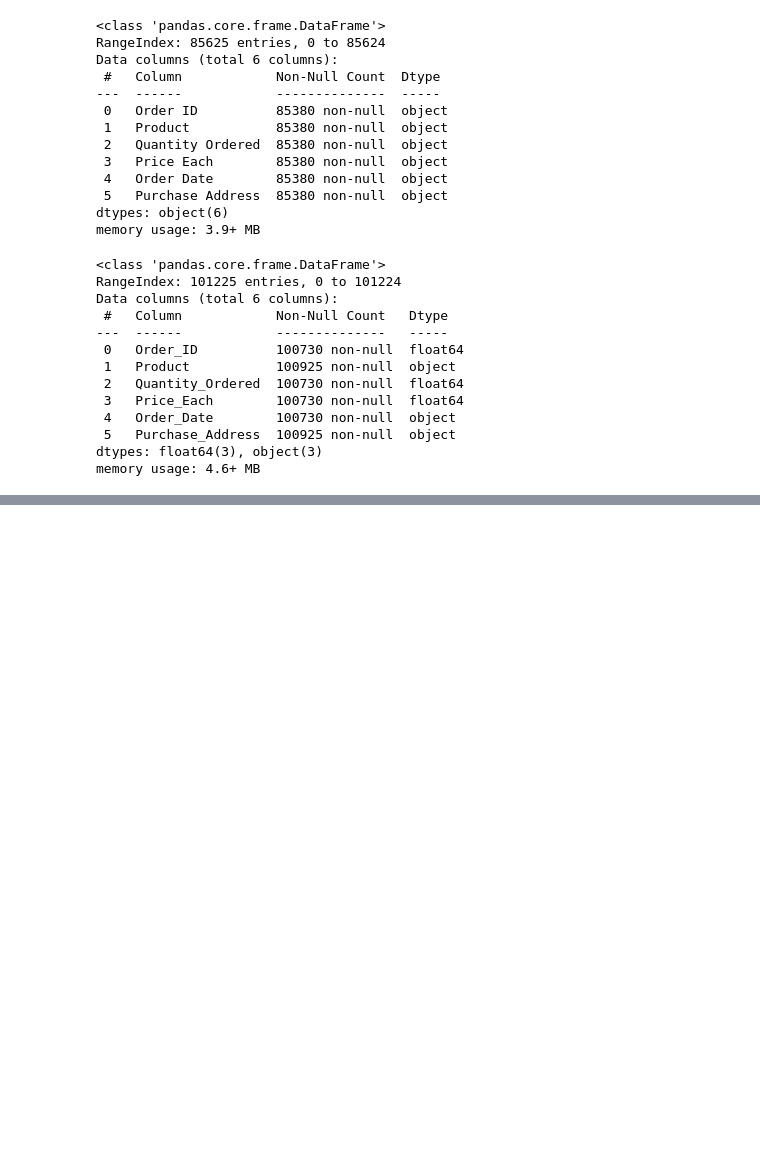
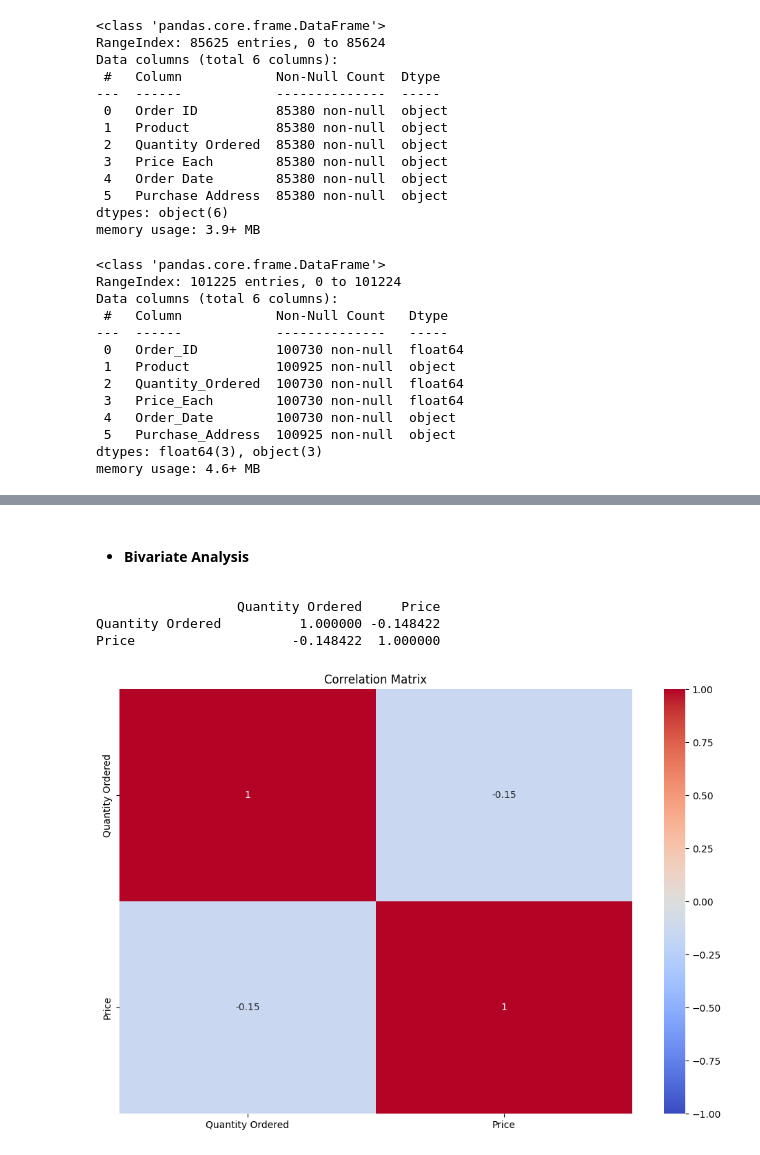
Before and after one commit to BamBamOguns/Sales_Analysis_And_Dashboarding, a Jupyter notebook: main.ipynb, the cells around one changed output, grey strips where cells are left out. Saved outputs shown, nothing was run; the diff lists cells and outputs as text; code cells hidden in the pictures; blank space fills up the shorter version.

```diff
--- a/main.ipynb
+++ b/main.ipynb
@@ -612,0 +807,11 @@ ValueError: cannot convert float NaN to integer
+# %%
+# For second_half_sales, ensure 'Price' is in float64 and round to 2 decimal places
+
+# Convert 'Price' to float64 (if not already)
+second_half_sales['Price'] = second_half_sales['Price'].astype('float64')
+
+# Round to 2 decimal places
+second_half_sales['Price'] = second_half_sales['Price'].round(2)
+
+# View the cleaned second_half_sales DataFrame
+second_half_sales
@@ -612,0 +1045,16 @@ ValueError: cannot convert float NaN to integer
+# %% [markdown]
+- #### **Bivariate Analysis**
+# %%
+# Calculate and display the correlation matrix
+correlation_matrix = combined_2019_sales[['Quantity Ordered', 'Price']].corr()
+print(correlation_matrix)
+
+plt.figure(figsize = (10, 6))
+sns.heatmap(correlation_matrix, annot = True, cmap = 'coolwarm', vmin = -1, vmax = 1)
+plt.title('Correlation Matrix')
+plt.show()
+# %% [output]
+                  Quantity Ordered     Price
+Quantity Ordered          1.000000 -0.148422
+Price                    -0.148422  1.000000
+[figure, added]
```
Also changed, not shown: parts of 42 cells of this notebook.
